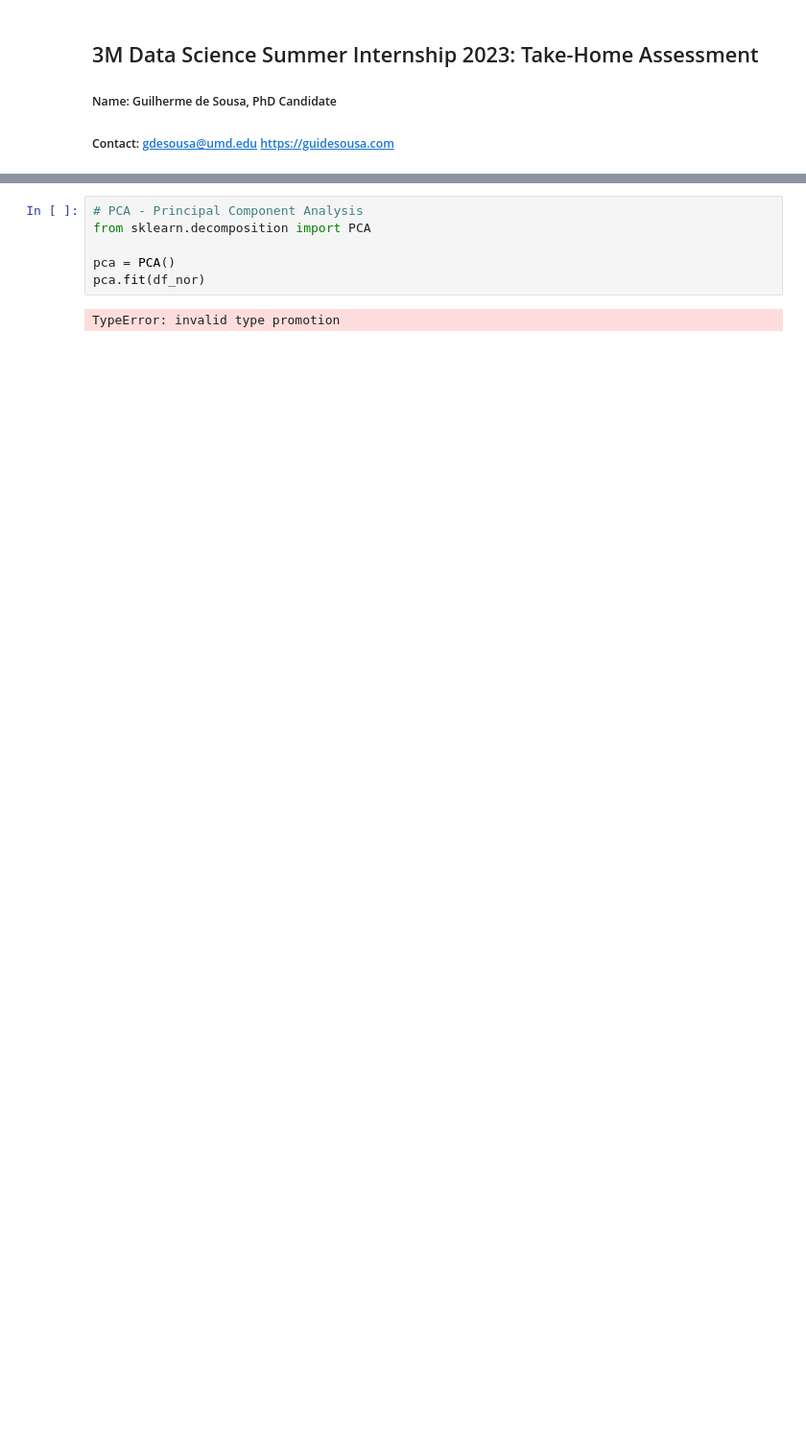
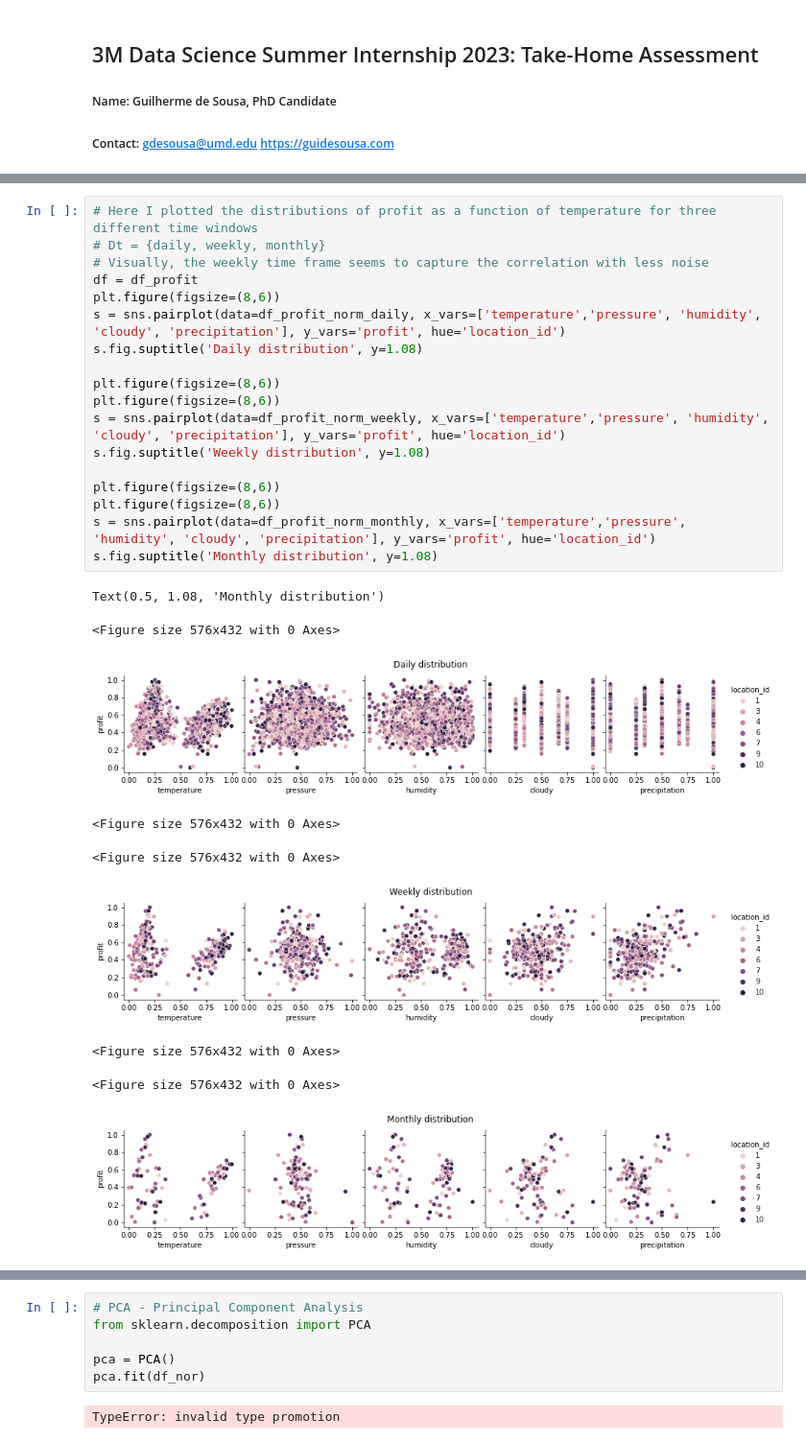
Before and after one commit to gdesousa2/intern-take-home-assessment, a Jupyter notebook: 3m_assessment_gdesousa.ipynb, the cells around one changed output, grey strips where cells are left out. Shown at 96% size. Saved outputs shown, nothing was run; the diff lists cells and outputs as text; blank space fills up the shorter version.

```diff
--- a/3m_assessment_gdesousa.ipynb
+++ b/3m_assessment_gdesousa.ipynb
@@ -95,0 +147,28 @@ df_pro.sample(10)
+# %%
+# Here I plotted the distributions of profit as a function of temperature for three different time windows
+# Dt = {daily, weekly, monthly}
+# Visually, the weekly time frame seems to capture the correlation with less noise
+df = df_profit
+plt.figure(figsize=(8,6))
+s = sns.pairplot(data=df_profit_norm_daily, x_vars=['temperature','pressure', 'humidity', 'cloudy', 'precipitation'], y_vars='profit', hue='location_id')
+s.fig.suptitle('Daily distribution', y=1.08)
+
+plt.figure(figsize=(8,6))
+plt.figure(figsize=(8,6))
+s = sns.pairplot(data=df_profit_norm_weekly, x_vars=['temperature','pressure', 'humidity', 'cloudy', 'precipitation'], y_vars='profit', hue='location_id')
+s.fig.suptitle('Weekly distribution', y=1.08)
+
+plt.figure(figsize=(8,6))
+plt.figure(figsize=(8,6))
+s = sns.pairplot(data=df_profit_norm_monthly, x_vars=['temperature','pressure', 'humidity', 'cloudy', 'precipitation'], y_vars='profit', hue='location_id')
+s.fig.suptitle('Monthly distribution', y=1.08)
+# %% [output]
+Text(0.5, 1.08, 'Monthly distribution')
+<Figure size 576x432 with 0 Axes>
+[figure, added]
+<Figure size 576x432 with 0 Axes>
+<Figure size 576x432 with 0 Axes>
+[figure, added]
+<Figure size 576x432 with 0 Axes>
+<Figure size 576x432 with 0 Axes>
+[figure, added]
```
Also changed, not shown: parts of 32 cells of this notebook.
